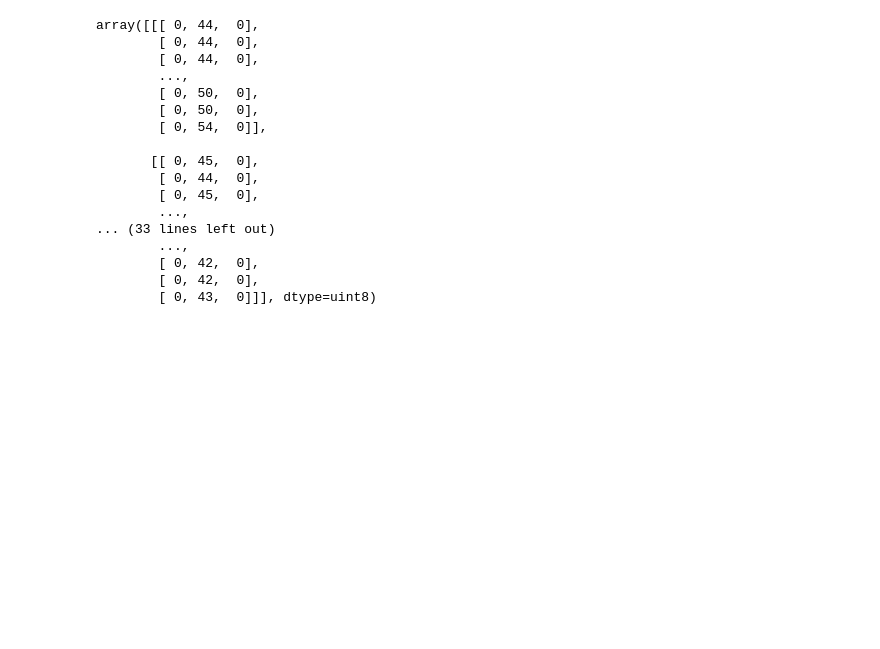
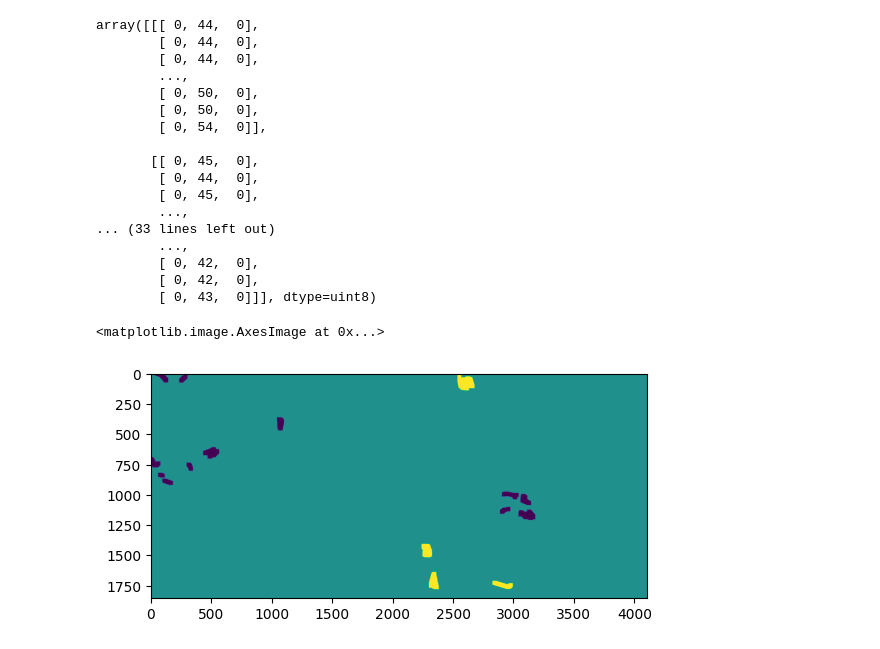
Before and after one commit to yuwa2020/burn-scars, a Jupyter notebook: public/scripts/data_al/binarize_forest_label.ipynb, the cells around one changed output. Drawn from its saved outputs; the diff is of its cells as text; code cells hidden in the pictures; blank space fills up the shorter version.

```diff
--- a/public/scripts/data_al/binarize_forest_label.ipynb
+++ b/public/scripts/data_al/binarize_forest_label.ipynb
@@ -150,3 +150,10 @@ array([[[ 0, 44,  0],
         [ 0, 42,  0],
         [ 0, 42,  0],
         [ 0, 43,  0]]], dtype=uint8)
+# %%
+r1_updated_labels = np.load("../R1_updated_labels.npy")
+# %%
+plt.imshow(r1_updated_labels)
+# %% [output]
+<matplotlib.image.AxesImage at 0x...>
+[figure, added]
```
Also changed, not shown: parts of 7 cells of this notebook, 12 other files.
